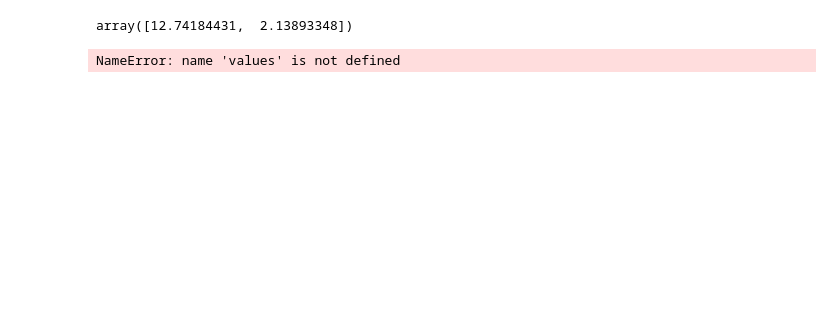
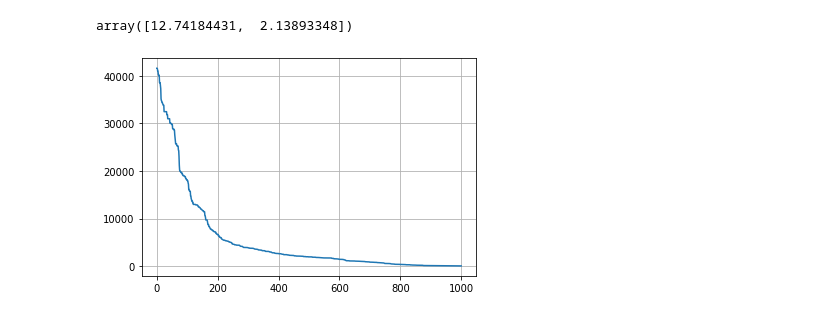
Before and after one commit to Rolf1e/l3-tpia, a Jupyter notebook: TP2_IA.ipynb, the cells around one changed output. Cells and saved outputs as stored; diff of their text form; code cells hidden in the pictures; blank space fills up the shorter version.

```diff
--- a/TP2_IA.ipynb
+++ b/TP2_IA.ipynb
@@ -458,29 +487,27 @@ array([12.74184431,  2.13893348])
 # %%
 #Stratégie d'évolution
 
 def G1(theta):
     ftest = lambda x : flin(x, theta[1], theta[0])
     return erreur_quad(ftest, Xs, Ys)
 
 errors = []
 theta = np.array([200, 1])
 sigma = 1
-
-values.append(theta)
 errors.append(G1(theta))
 
 for i in range(1000):
     theta2 = theta + sigma * np.random.randn(2)
     if(G1(theta) > G1(theta2)):
         theta = theta2
     else:
         sigma = sigma ** -1/4
     errors.append(G1(theta))
 
 plt.plot(range(len(errors)), errors)
 plt.grid()
 # %% [output]
-NameError: name 'values' is not defined
+[figure, added]
 # %%
 #Stratégie d'évolution
 
```
Also changed, not shown: parts of 12 cells of this notebook.
